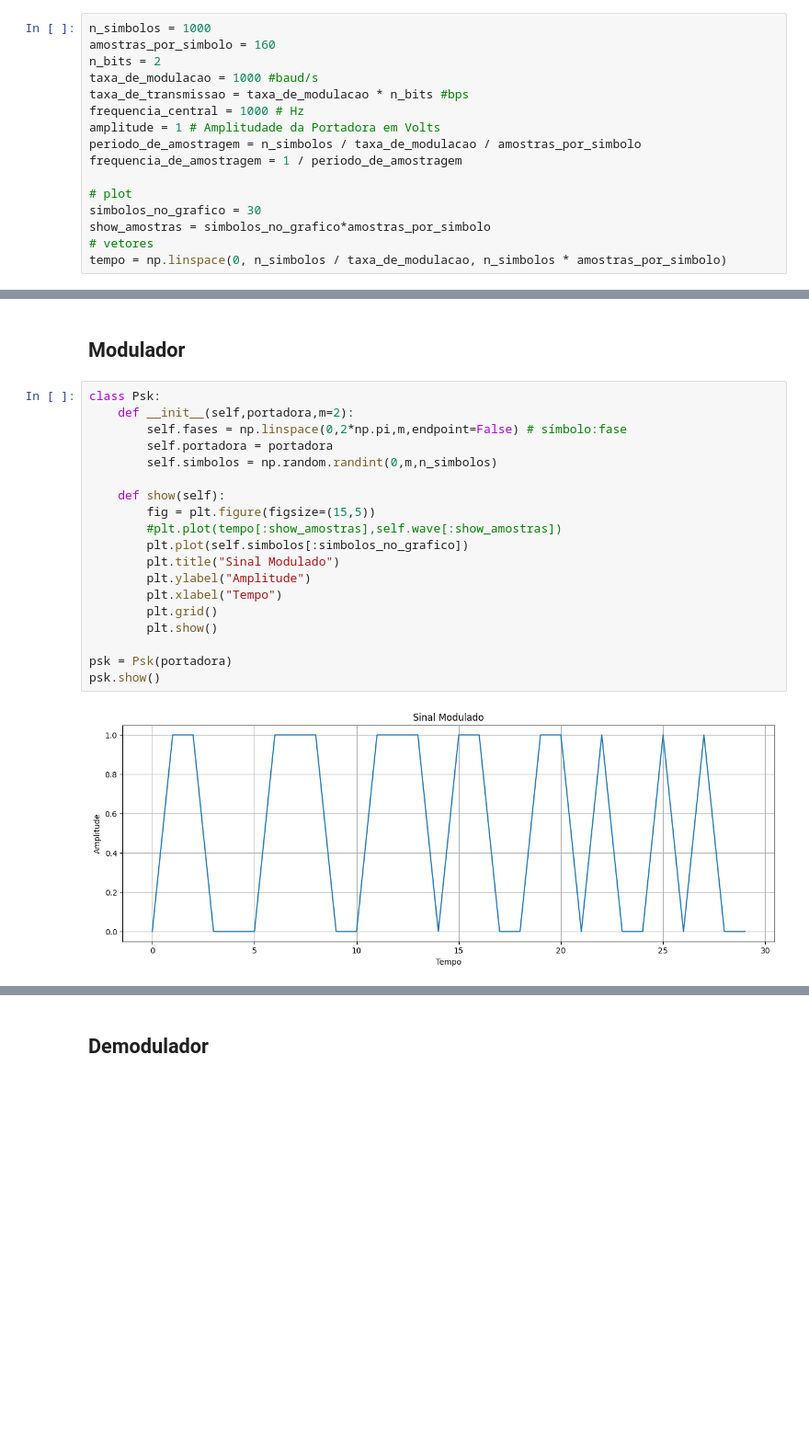
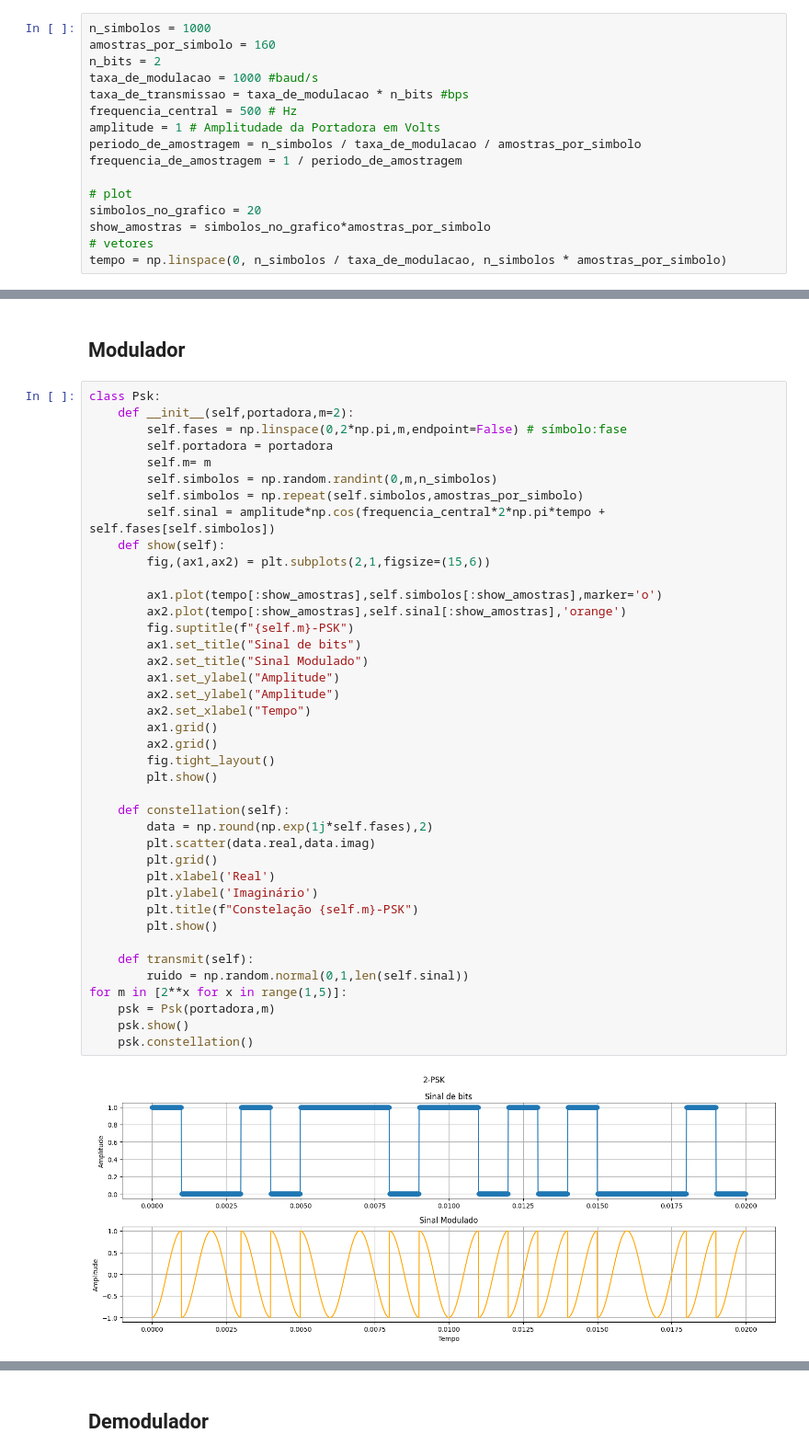
Before and after one commit to braiansmarzaro/Telecommunication, a Jupyter notebook: atividade4_moduladores_bp.ipynb, the cells around one changed output, grey strips where cells are left out. Shown at 92% size. Saved outputs shown, nothing was run; the diff lists cells and outputs as text; blank space fills up the shorter version.

```diff
--- a/atividade4_moduladores_bp.ipynb
+++ b/atividade4_moduladores_bp.ipynb
@@ -20,13 +20,13 @@ amostras_por_simbolo = 160
 n_bits = 2
 taxa_de_modulacao = 1000 #baud/s
 taxa_de_transmissao = taxa_de_modulacao * n_bits #bps
-frequencia_central = 1000 # Hz
+frequencia_central = 500 # Hz
 amplitude = 1 # Amplitudade da Portadora em Volts
 periodo_de_amostragem = n_simbolos / taxa_de_modulacao / amostras_por_simbolo
 frequencia_de_amostragem = 1 / periodo_de_amostragem
 
 # plot
-simbolos_no_grafico = 30
+simbolos_no_grafico = 20
 show_amostras = simbolos_no_grafico*amostras_por_simbolo
 # vetores
 tempo = np.linspace(0, n_simbolos / taxa_de_modulacao, n_simbolos * amostras_por_simbolo)
@@ -90,21 +92,42 @@ ask.show()
 # %%
 class Psk:
     def __init__(self,portadora,m=2):
         self.fases = np.linspace(0,2*np.pi,m,endpoint=False) # símbolo:fase
         self.portadora = portadora
+        self.m= m
         self.simbolos = np.random.randint(0,m,n_simbolos)
+        self.simbolos = np.repeat(self.simbolos,amostras_por_simbolo)
+        self.sinal = amplitude*np.cos(frequencia_central*2*np.pi*tempo + self.fases[self.simbolos])
+    def show(self):
+        fig,(ax1,ax2) = plt.subplots(2,1,figsize=(15,6))
 
-    def show(self):
-        fig = plt.figure(figsize=(15,5))
-        #plt.plot(tempo[:show_amostras],self.wave[:show_amostras])
-        plt.plot(self.simbolos[:simbolos_no_grafico])
-        plt.title("Sinal Modulado")
-        plt.ylabel("Amplitude")
-        plt.xlabel("Tempo")
-        plt.grid()
+        ax1.plot(tempo[:show_amostras],self.simbolos[:show_amostras],marker='o')
+        ax2.plot(tempo[:show_amostras],self.sinal[:show_amostras],'orange')
+        fig.suptitle(f"{self.m}-PSK")
+        ax1.set_title("Sinal de bits")
+        ax2.set_title("Sinal Modulado")
+        ax1.set_ylabel("Amplitude")
+        ax2.set_ylabel("Amplitude")
+        ax2.set_xlabel("Tempo")
+        ax1.grid()
+        ax2.grid()
+        fig.tight_layout()
         plt.show()
 
-psk = Psk(portadora)
-psk.show()
+    def constellation(self):
+        data = np.round(np.exp(1j*self.fases),2)
+        plt.scatter(data.real,data.imag)
+        plt.grid()
+        plt.xlabel('Real')
+        plt.ylabel('Imaginário')
+        plt.title(f"Constelação {self.m}-PSK")
+        plt.show()
+
+    def transmit(self):
+        ruido = np.random.normal(0,1,len(self.sinal))
+for m in [2**x for x in range(1,5)]:
+    psk = Psk(portadora,m)
+    psk.show()
+    psk.constellation()
 # %% [output]
-[figure, old version]
+[figure, new version]
```
Also changed, not shown: parts of 3 cells of this notebook.
